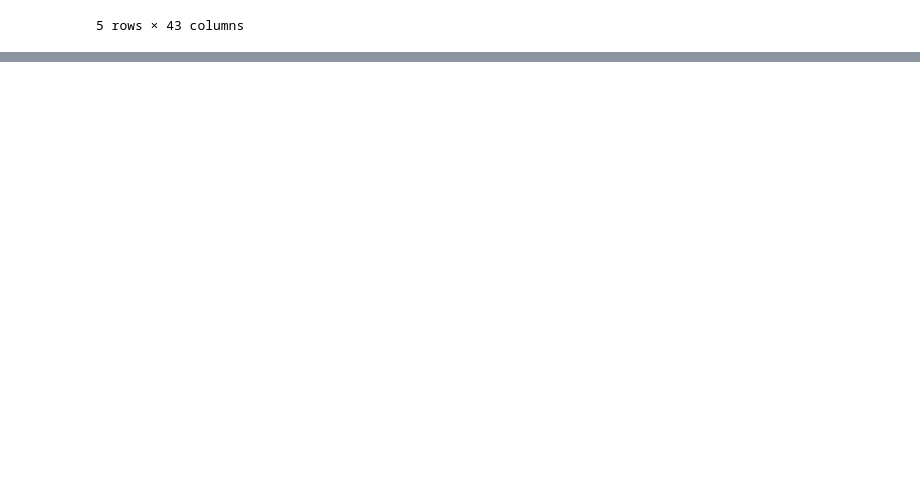
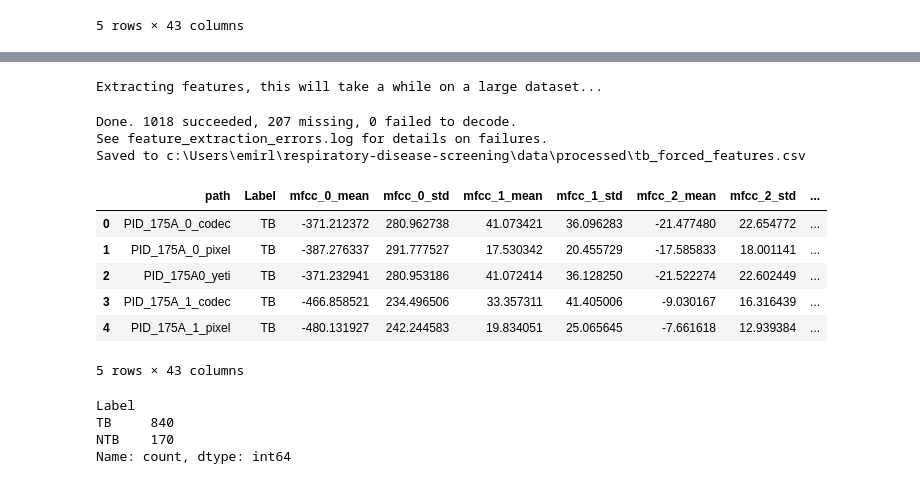
Before and after one commit to asnkunv/respiratory-disease-screening, a Jupyter notebook: notebooks/02_feature_engineering.ipynb, the cells around one changed output, grey strips where cells are left out. Cells and saved outputs as stored; diff of their text form; code cells hidden in the pictures; blank space fills up the shorter version.

Commit message:
Add feature engineering to two more datasets

```diff
--- a/notebooks/02_feature_engineering.ipynb
+++ b/notebooks/02_feature_engineering.ipynb
@@ -15,6 +20,7 @@ WEST_CHINA_DIR = COUGHS_DIR / "West_China_Uni"
 BRONCHITIS_DIR = WEST_CHINA_DIR / "bronchitis"
 PNEUMONIA_DIR = WEST_CHINA_DIR / "pneumonia"
 ARTIFACTS_DIR = ROOT / "artifacts"
+PROCESSED_DIR = DATA_DIR / "processed"
 # %%
 def load_csv(path: Path) -> pd.DataFrame:
     if not path.exists():
@@ -353,0 +296,2 @@ final_df.head()
+# %%
+tb_forced_final = tb_forced_df[['path', 'Label']].copy()
@@ -353,0 +321,24 @@ final_df.head()
+# %%
+tb_forced_processed = run_pipeline(df=tb_forced_final, audio_dir=TB_DIR / "Forced_coughs" / "Audio_files", id_column="path", file_extension=".wav", output_path=PROCESSED_DIR / "tb_forced_features.csv")
+# %% [output]
+Extracting features, this will take a while on a large dataset...
+Done. 1018 succeeded, 207 missing, 0 failed to decode.
+See feature_extraction_errors.log for details on failures.
+Saved to c:\Users\emirl\respiratory-disease-screening\data\processed\tb_forced_features.csv
+# %%
+tb_forced_processed.head()
+# %% [output]
+|  | path | Label | mfcc_0_mean | mfcc_0_std | mfcc_1_mean | mfcc_1_std | mfcc_2_mean | mfcc_2_std | ... |
+| 0 | PID_175A_0_codec | TB | -371.212372 | 280.962738 | 41.073421 | 36.096283 | -21.477480 | 22.654772 | ... |
+| 1 | PID_175A_0_pixel | TB | -387.276337 | 291.777527 | 17.530342 | 20.455729 | -17.585833 | 18.001141 | ... |
+| 2 | PID_175A0_yeti | TB | -371.232941 | 280.953186 | 41.072414 | 36.128250 | -21.522274 | 22.602449 | ... |
+| 3 | PID_175A_1_codec | TB | -466.858521 | 234.496506 | 33.357311 | 41.405006 | -9.030167 | 16.316439 | ... |
+| 4 | PID_175A_1_pixel | TB | -480.131927 | 242.244583 | 19.834051 | 25.065645 | -7.661618 | 12.939384 | ... |
+5 rows × 43 columns
+# %%
+tb_forced_processed['Label'].value_counts()
+# %% [output]
+Label
+TB     840
+NTB    170
+Name: count, dtype: int64
```
Also changed, not shown: parts of 14 cells of this notebook.
